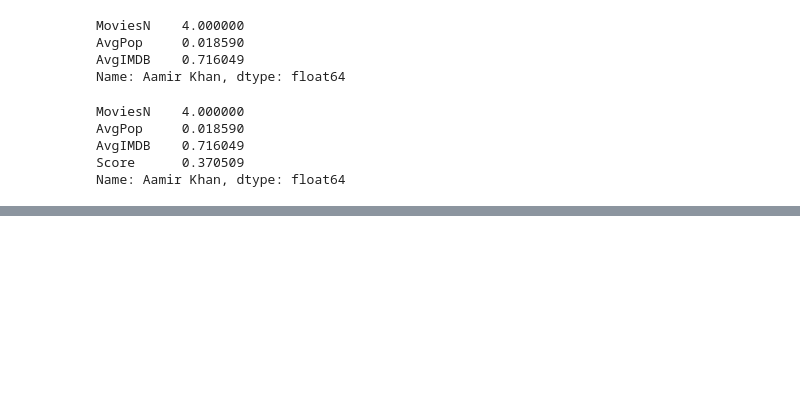
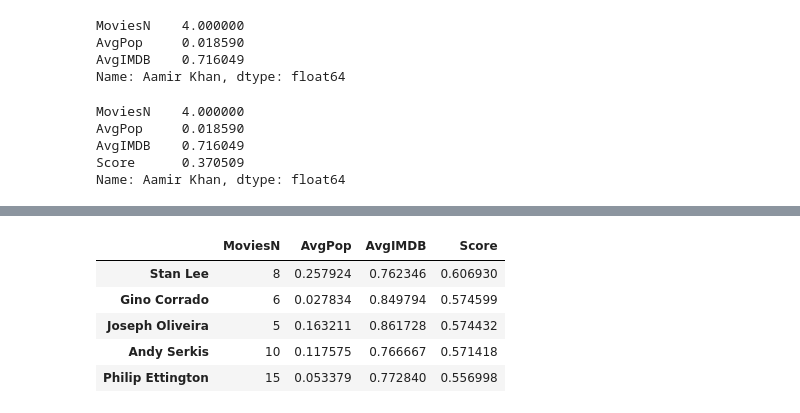
Before and after one commit to breebhu/ErdosProject, a Jupyter notebook: DataCollection.ipynb, the cells around one changed output, grey strips where cells are left out. Cells and saved outputs as stored; diff of their text form; code cells hidden in the pictures; blank space fills up the shorter version.

Commit message:
Changed actors file

```diff
--- a/DataCollection.ipynb
+++ b/DataCollection.ipynb
@@ -263,0 +268,19 @@ with open("actors.csv",'w') as file:
+# %%
+actors=pd.DataFrame(columns=['MoviesN','AvgPop','AvgIMDB'],index=set_actors)
+actors['MoviesN']=0
+for j in mov_train.index:
+    cast=mov_train.cast[j]
+    if(type(cast)==str):
+        x=re.findall("(\'name\':\s\')(?P<name>[\w\s\.]*)(?=\')",cast)
+        for elem in x:
+            count=actors.loc[elem[1],'MoviesN']
+            if not count==0:
+                if not math.isnan(mov_train.popularity[j]) and not math.isnan(mov_train.imdb_rating[j]):
+                    actors.loc[elem[1],'MoviesN']=count+1
+                    actors.loc[elem[1],'AvgPop']=(actors.loc[elem[1],'AvgPop']*count+mov_train.popularity[j])/(count+1)
+                    actors.loc[elem[1],'AvgIMDB']=(actors.loc[elem[1],'AvgIMDB']*count+mov_train.imdb_rating[j])/(count+1)
+            else:
+                if not math.isnan(mov_train.popularity[j]) and not math.isnan(mov_train.imdb_rating[j]):
+                    actors.loc[elem[1],'MoviesN']=1
+                    actors.loc[elem[1],'AvgPop']=mov_train.popularity[j]
+                    actors.loc[elem[1],'AvgIMDB']=mov_train.imdb_rating[j]
@@ -263,0 +296,20 @@ with open("actors.csv",'w') as file:
+# %%
+actors['Score']=0
+# %%
+from sklearn.preprocessing import MinMaxScaler
+scaler2=MinMaxScaler()
+scaler2.fit(actors[['AvgPop','AvgIMDB']])
+actors[['AvgPop','AvgIMDB']]=scaler2.transform(actors[['AvgPop','AvgIMDB']])
+actors=actors.sort_values(by=['MoviesN','AvgPop','AvgIMDB'],ascending=False)
+# %%
+for actor in actors.index:
+    actors.loc[actor,'Score']=1/(1+math.exp(-actors.loc[actor,'MoviesN']+3))*(0.3*actors.loc[actor,'AvgPop']+0.7*actors.loc[actor,'AvgIMDB'])
+# %%
+actors.head()
+# %% [output]
+|  | MoviesN | AvgPop | AvgIMDB | Score |
+| Stan Lee | 8 | 0.257924 | 0.762346 | 0.606930 |
+| Gino Corrado | 6 | 0.027834 | 0.849794 | 0.574599 |
+| Joseph Oliveira | 5 | 0.163211 | 0.861728 | 0.574432 |
+| Andy Serkis | 10 | 0.117575 | 0.766667 | 0.571418 |
+| Philip Ettington | 15 | 0.053379 | 0.772840 | 0.556998 |
```
Also changed, not shown: parts of 7 cells of this notebook, 3 other files.
